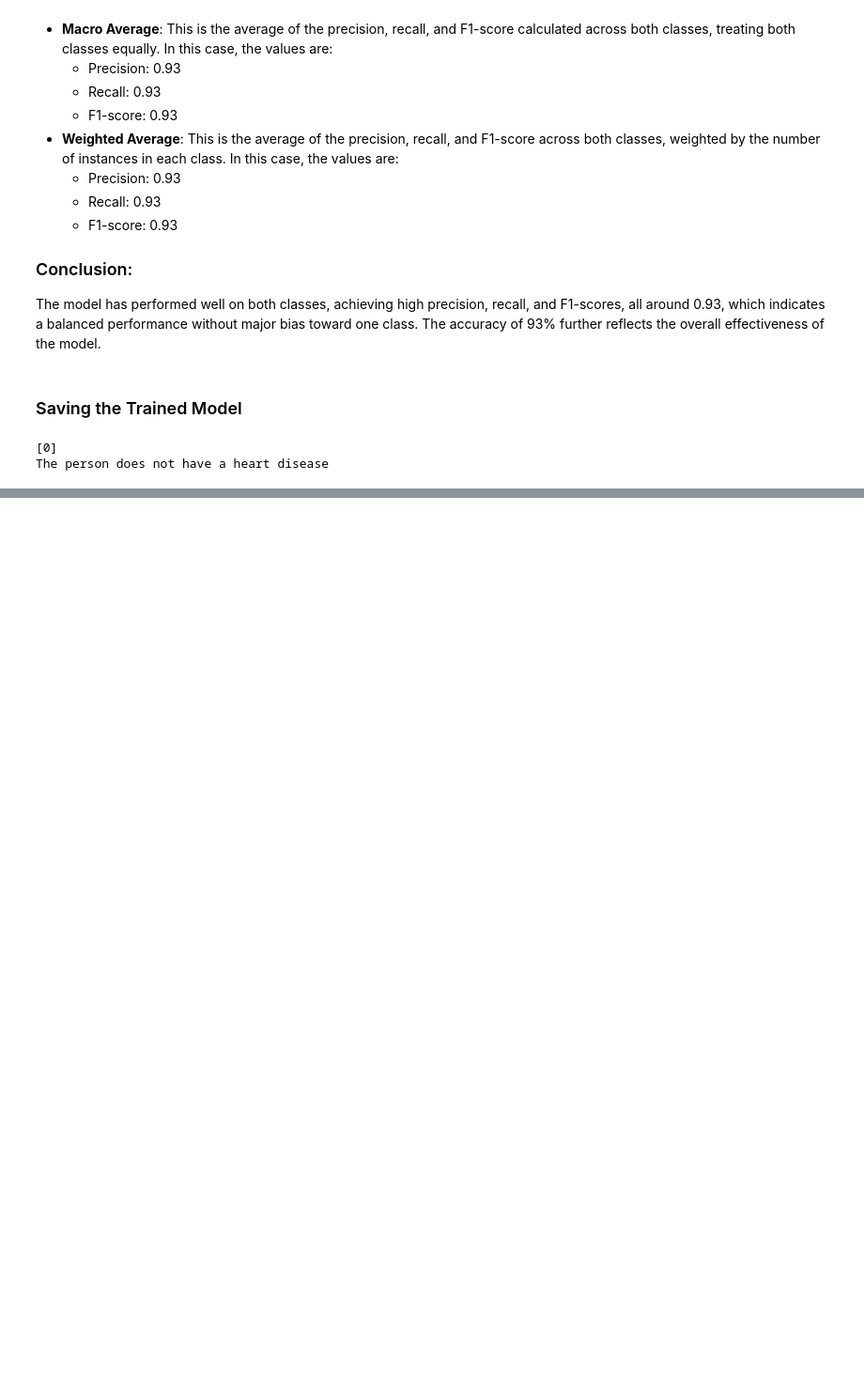
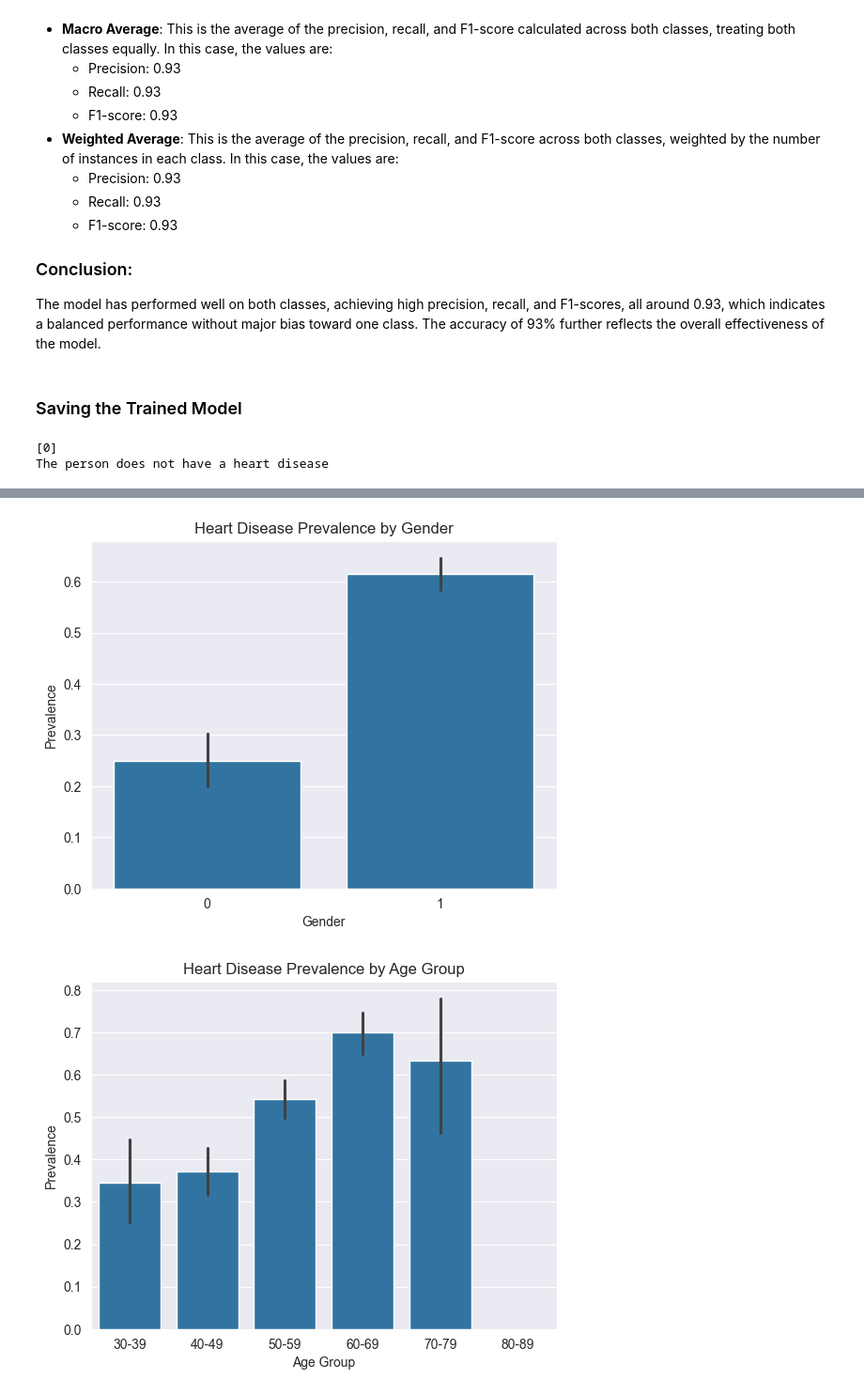
Before and after one commit to tawiahnyt/Heart-Disease-Prediction, a Jupyter notebook: heart_main.ipynb, the cells around one changed output, grey strips where cells are left out. Shown at 94% size. Drawn from its saved outputs; the diff is of its cells as text; code cells hidden in the pictures; blank space fills up the shorter version.

```diff
--- a/heart_main.ipynb
+++ b/heart_main.ipynb
@@ -452,0 +553,19 @@ Name: count, dtype: int64
+# %%
+# Heart disease prevalence by gender
+sns.barplot(x='sex', y='target', data=heart_disease_dataset)
+plt.title("Heart Disease Prevalence by Gender")
+plt.xlabel('Gender')
+plt.ylabel('Prevalence')
+plt.show()
+
+# Heart disease prevalence by age group
+age_bins = [29, 39, 49, 59, 69, 79, 89]
+heart_disease_dataset['age_group'] = pd.cut(heart_disease_dataset['age'], bins=age_bins, labels=['30-39', '40-49', '50-59', '60-69', '70-79', '80-89'])
+sns.barplot(x='age_group', y='target', data=heart_disease_dataset)
+plt.title("Heart Disease Prevalence by Age Group")
+plt.xlabel('Age Group')
+plt.ylabel('Prevalence')
+plt.show()
+# %% [output]
+[figure, added]
+[figure, added]
```
Also changed, not shown: parts of 19 cells of this notebook.
